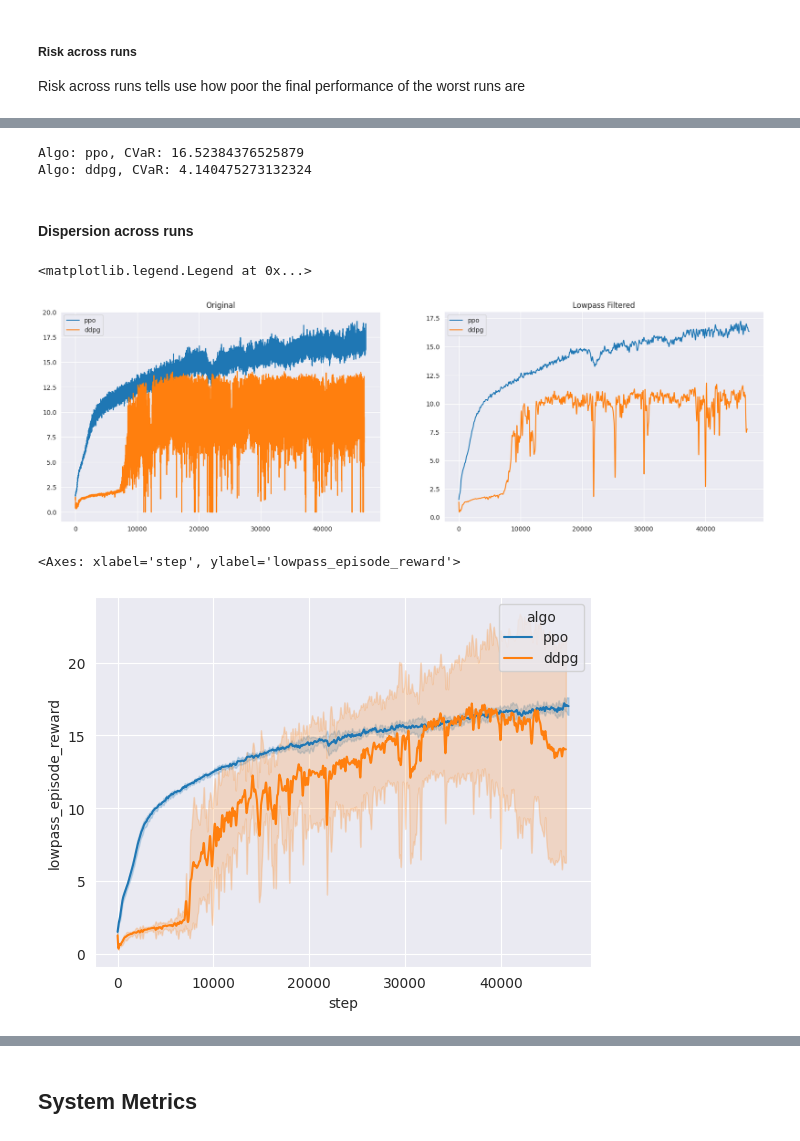
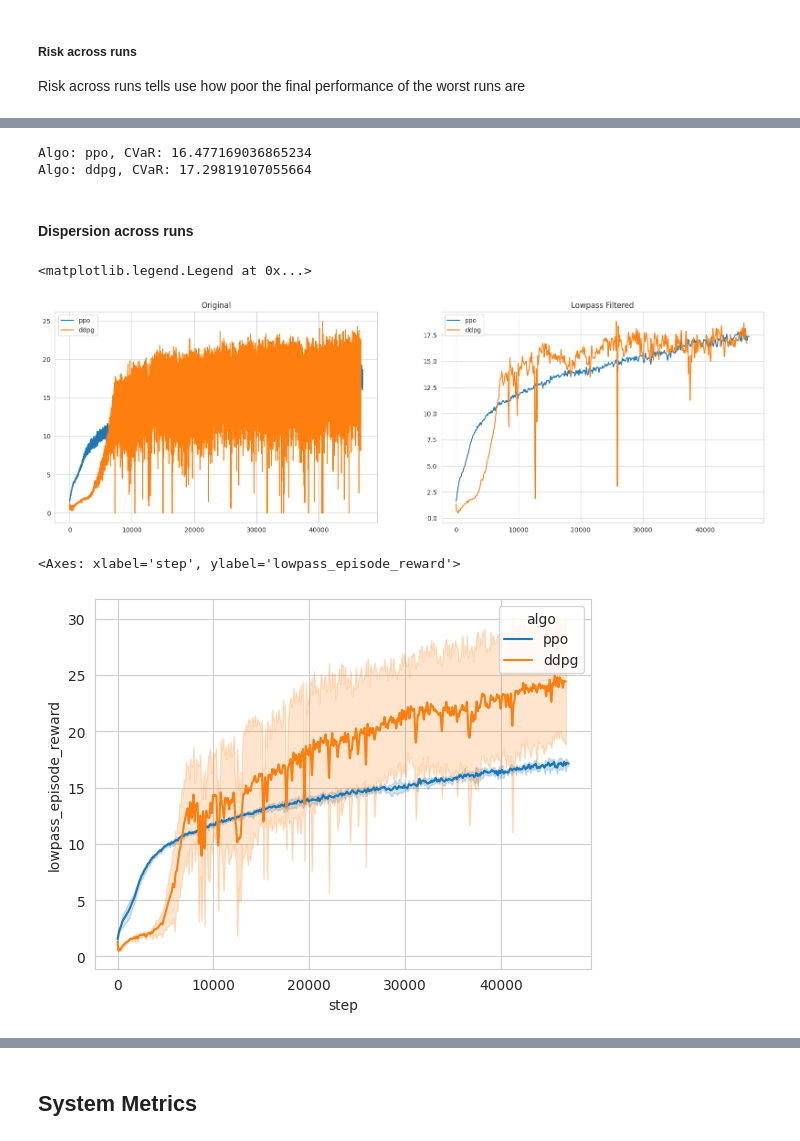
Before and after one commit to Farama-Foundation/A2Perf, a Jupyter notebook: viz/analysis/quadruped_locomotion/all_metrics.ipynb, the cells around one changed output, grey strips where cells are left out. Saved outputs shown, nothing was run; the diff lists cells and outputs as text; code cells hidden in the pictures.

```diff
--- a/viz/analysis/quadruped_locomotion/all_metrics.ipynb
+++ b/viz/analysis/quadruped_locomotion/all_metrics.ipynb
@@ -70,15 +80,20 @@ seeds_to_process = [37, 14, 82,
 ## Reliability Metrics
 # %%
 log_dirs = []
-experiment_base_dir = os.path.join(base_dir, domain, 'debug' if debug else '', task)
+experiment_base_dir = os.path.join(base_dir, domain, 'debug' if debug else '',
+                                   task)
+
+# reduce all seeds over all algorithms to a single list
 
 for algo in algo_to_exp_dict.keys():
-    experiment_path = os.path.join(experiment_base_dir, algo, algo_to_exp_dict[algo],
-                                   f'**/tensorboard/{algo.upper()}_0_1/*events*')
-    print(f'Experiment Path: {experiment_path}')
+  experiment_path = os.path.join(experiment_base_dir, algo,
+                                 algo_to_exp_dict[algo],
+                                 f'**/tensorboard/{algo.upper()}_0_1/*events*')
+  print(f'Experiment Path: {experiment_path}')
 
-    log_dirs.extend(glob.glob(experiment_path, recursive=True))
+  log_dirs.extend(glob.glob(experiment_path, recursive=True))
 
-log_dirs = [log_dir for log_dir in log_dirs if any([f'seed_{seed}' in log_dir for seed in seeds_to_process])]
+log_dirs = [log_dir for log_dir in log_dirs if
+            any([f'seed_{seed}' in log_dir for seed in all_seeds_to_process])]
 log_dirs
 # %% [output]
@@ -232,0 +287,4 @@ axes = sns.lineplot(x='step', y='episode_reward', hue='algo', data=all_df, error
+# %%
+# convert timestamp to datetime
+all_df['timestamp_dt'] = pd.to_datetime(all_df['timestamp'])
+all_df['timestamp_dt'].dtype
@@ -232,0 +302,4 @@ axes = sns.lineplot(x='step', y='episode_reward', hue='algo', data=all_df, error
+# %%
+# Now replace the datetimes in timestamp adjusted with td.seconds of that datetime
+all_df['timestamp_adjusted'] = all_df['timestamp_adjusted'].apply(
+    lambda x: x.seconds)
@@ -601,16 +747,19 @@ final_episode_rewards
 # Compute the CVaR of final episode rewards for each algo
 alpha = 0.05
 for algo in algo_to_exp_dict.keys():
-    algo_final_episode_rewards = final_episode_rewards[final_episode_rewards['algo'] == algo]
-    top_alpha_percent = np.percentile(algo_final_episode_rewards['episode_reward'].values, alpha * 100,
-                                      interpolation='linear')
-    cvar = np.mean(algo_final_episode_rewards['episode_reward'].values[
-                       algo_final_episode_rewards['episode_reward'].values <= top_alpha_percent])
-    print(f'Algo: {algo}, CVaR: {cvar}')
-    all_training_metrics[algo]['risk_across_runs'] = cvar,
+  algo_final_episode_rewards = final_episode_rewards[
+    final_episode_rewards['algo'] == algo]
+  top_alpha_percent = np.percentile(
+      algo_final_episode_rewards['episode_reward'].values, alpha * 100,
+      interpolation='linear')
+  cvar = np.mean(algo_final_episode_rewards['episode_reward'].values[
+                   algo_final_episode_rewards[
+                     'episode_reward'].values <= top_alpha_percent])
+  print(f'Algo: {algo}, CVaR: {cvar}')
+  all_training_metrics[algo]['risk_across_runs'] = cvar,
 # %% [output]
-Algo: ppo, CVaR: 16.52384376525879
-Algo: ddpg, CVaR: 4.140475273132324
+Algo: ppo, CVaR: 16.477169036865234
+Algo: ddpg, CVaR: 17.29819107055664
 # %% [markdown]
 
 #### Dispersion across runs
@@ -627,30 +776,32 @@ def lowpass_filter(curve, lowpass_thresh):
 # %%
 # Plot the first curve before and after lowpass filtering
 # curve = ep_rew_clean[ep_rew_clean['seed'] == '37']['value'].values
 # lowpass_curve = lowpass_filter(curve, lowpass_thresh=0.01)
 
-ppo_curve = all_df[(all_df['algo'] == 'ppo') & (all_df['seed'] == '37')]['episode_reward'].values
+ppo_curve = all_df[(all_df['algo'] == 'ppo') & (all_df['seed'] == 37)][
+  'episode_reward'].values
 
-ddpg_curve = all_df[(all_df['algo'] == 'ddpg') & (all_df['seed'] == '37')]['episode_reward'].values
+ddpg_curve = all_df[(all_df['algo'] == 'ddpg') & (all_df['seed'] == 23)][
+  'episode_reward'].values
 
 low_pass_ppo_curve = lowpass_filter(ppo_curve, lowpass_thresh=0.01)
 low_pass_ddpg_curve = lowpass_filter(ddpg_curve, lowpass_thresh=0.01)
 
 # plot both curves with the original on the left, and lowpass on the right
 fig, axes = plt.subplots(1, 2, figsize=(20, 6))
 axes[0].plot(ppo_curve)
 axes[0].plot(ddpg_curve)
 axes[0].set_title('Original')
 axes[1].plot(low_pass_ppo_curve)
 axes[1].plot(low_pass_ddpg_curve)
 axes[1].set_title('Lowpass Filtered')
 
 #add a legend so it's easy to read
 axes[0].legend(['ppo', 'ddpg'])
 axes[1].legend(['ppo', 'ddpg'])
 # %% [output]
 <matplotlib.legend.Legend at 0x...>
-[figure, old version]
+[figure, new version]
 # %%
 # For each algo, compute a new df with the lowpass filtered curves
 lowpass_df = pd.DataFrame()
@@ -664,7 +815,8 @@ for algo in algo_to_exp_dict.keys():
 # %%
 # plot both algorithms but group by the seeds to get mean and standard deviation
-sns.lineplot(x='step', y='lowpass_episode_reward', hue='algo', data=lowpass_df, errorbar='sd')
+sns.lineplot(x='step', y='lowpass_episode_reward', hue='algo', data=lowpass_df,
+             errorbar='sd')
 # %% [output]
 <Axes: xlabel='step', ylabel='lowpass_episode_reward'>
-[figure, old version]
+[figure, new version]
 # %%
```
Also changed, not shown: parts of 54 cells of this notebook, 1 other file.
